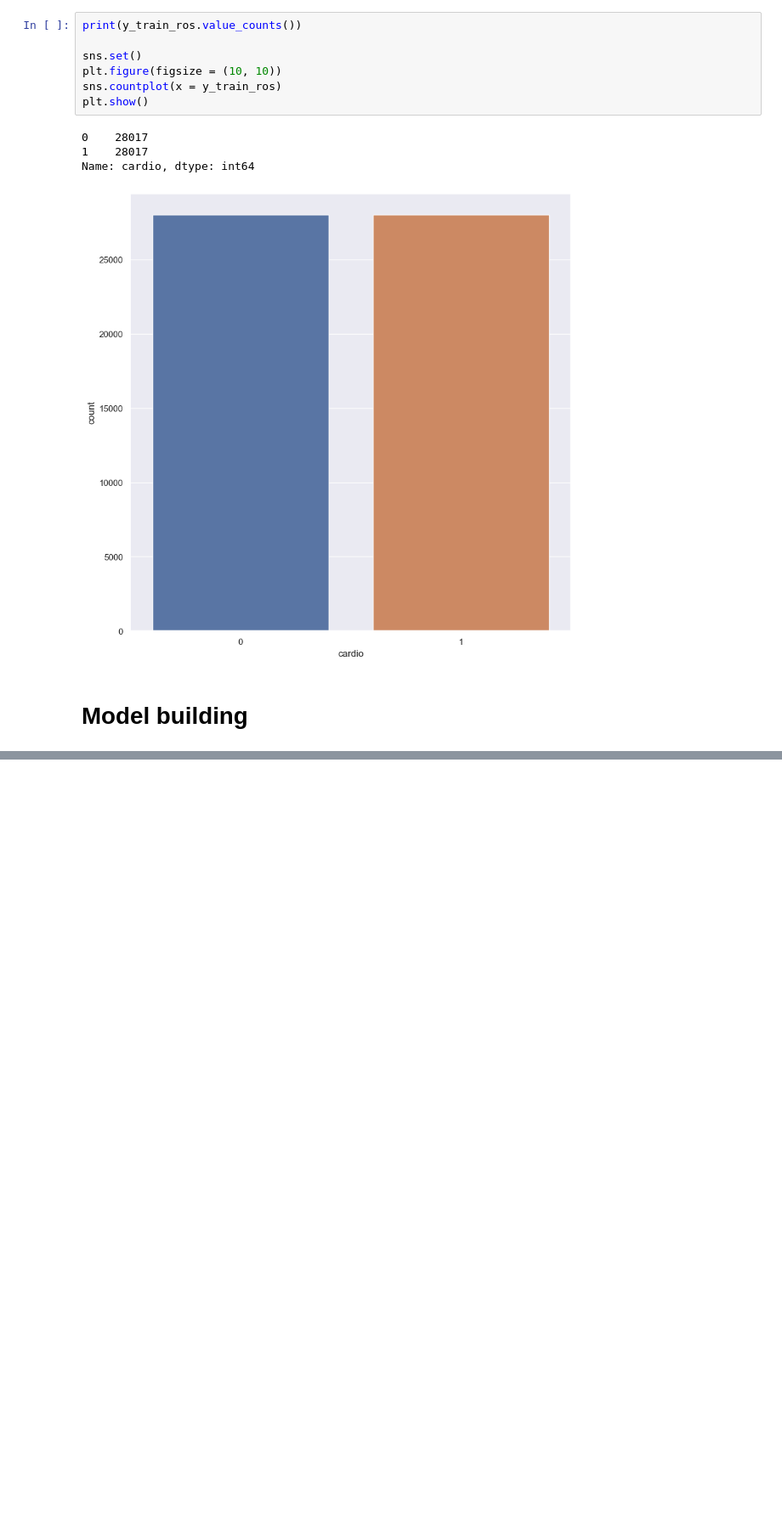
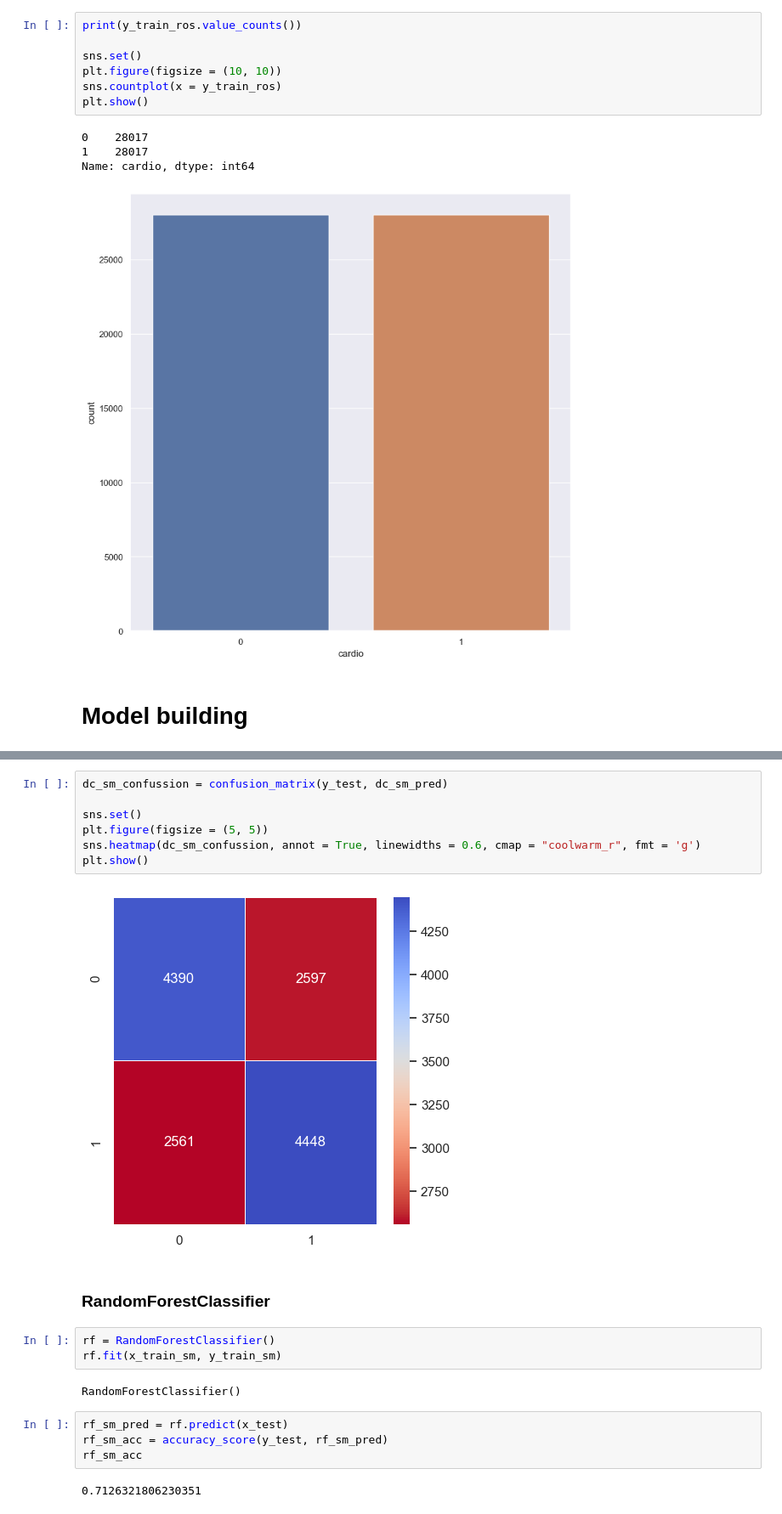
Before and after one commit to pinilDissanayaka/Cardiovascular-Disease-Prediction, a Jupyter notebook: Notebook/Model.ipynb, the cells around one changed output, grey strips where cells are left out. Shown: that part at 85% size. Cells and saved outputs as stored; diff of their text form; blank space fills up the shorter version.

```diff
--- a/Notebook/Model.ipynb
+++ b/Notebook/Model.ipynb
@@ -192,0 +242,22 @@ lr_ros_acc = accuracy_score(y_test, lr_ros_pred)
+# %%
+dc_sm_confussion = confusion_matrix(y_test, dc_sm_pred)
+
+sns.set()
+plt.figure(figsize = (5, 5))
+sns.heatmap(dc_sm_confussion, annot = True, linewidths = 0.6, cmap = "coolwarm_r", fmt = 'g')
+plt.show()
+# %% [output]
+[figure, added]
+# %% [markdown]
+### RandomForestClassifier
+# %%
+rf = RandomForestClassifier()
+rf.fit(x_train_sm, y_train_sm)
+# %% [output]
+RandomForestClassifier()
+# %%
+rf_sm_pred = rf.predict(x_test)
+rf_sm_acc = accuracy_score(y_test, rf_sm_pred)
+rf_sm_acc
+# %% [output]
+0.7126321806230351
```
Also changed, not shown: parts of 23 cells of this notebook.
